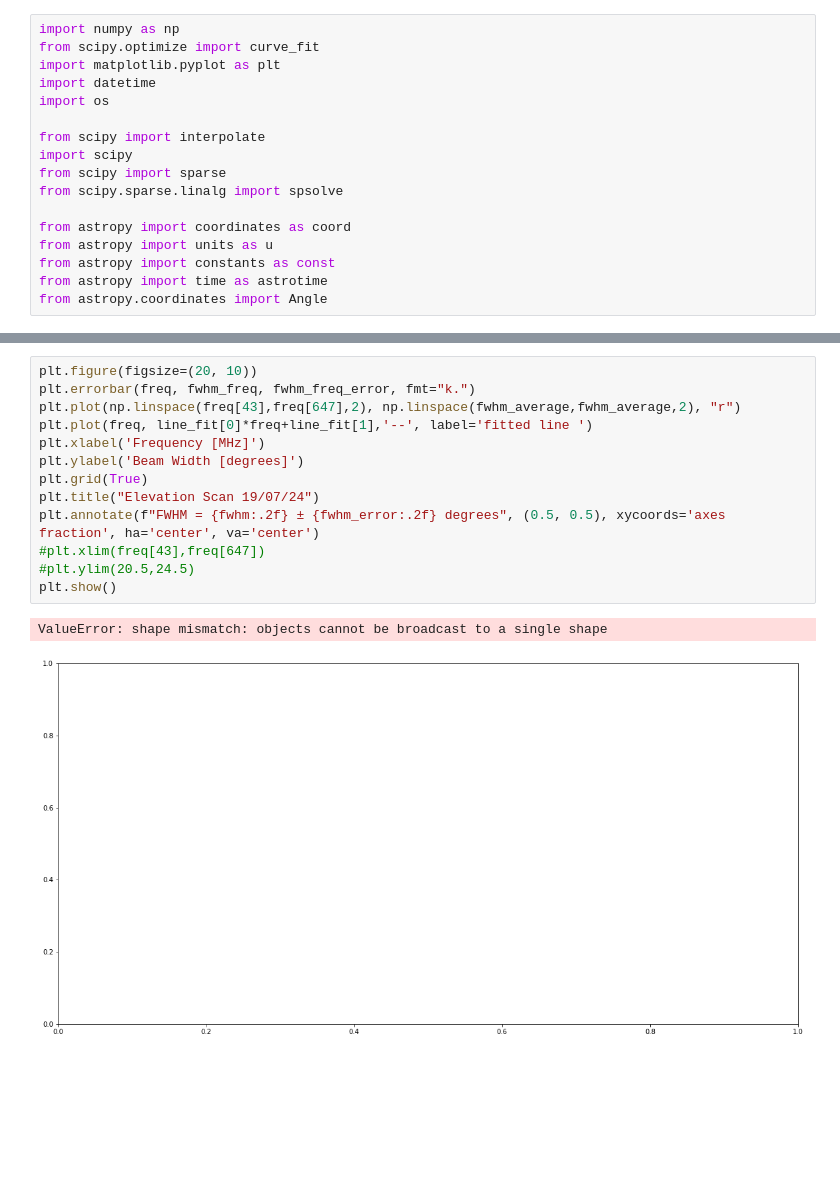
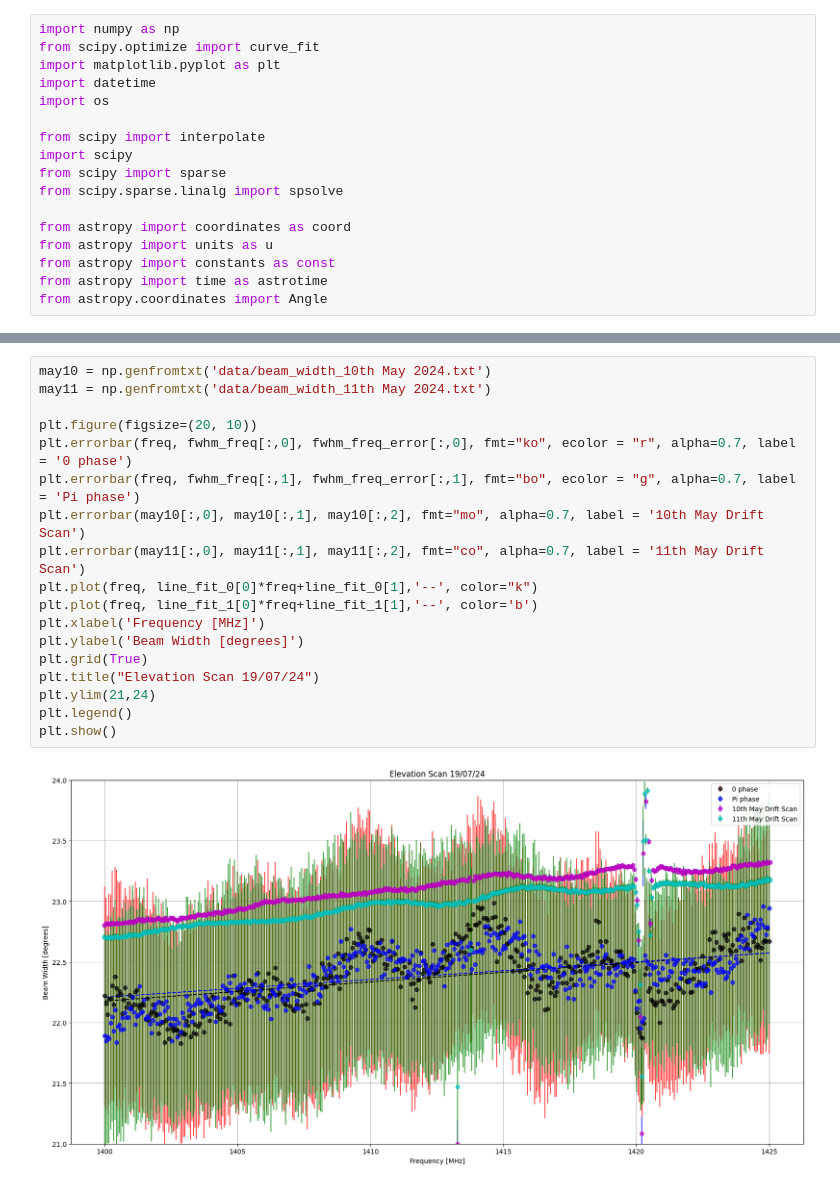
Before and after one commit to louis-hurrey/L-BASS, a Jupyter notebook: elevation_scan.ipynb, the cells around one changed output, grey strips where cells are left out. Drawn from its saved outputs; the diff is of its cells as text; blank space fills up the shorter version.

Commit message:
elevation scan and s7 finished

```diff
--- a/elevation_scan.ipynb
+++ b/elevation_scan.ipynb
@@ -150,16 +158,20 @@ plt.show()
-# %%
-plt.figure(figsize=(20, 10))
-plt.errorbar(freq, fwhm_freq, fwhm_freq_error, fmt="k.")
-plt.plot(np.linspace(freq[43],freq[647],2), np.linspace(fwhm_average,fwhm_average,2), "r")
-plt.plot(freq, line_fit[0]*freq+line_fit[1],'--', label='fitted line ')
-plt.xlabel('Frequency [MHz]')
-plt.ylabel('Beam Width [degrees]')
-plt.grid(True)
-plt.title("Elevation Scan 19/07/24")
-plt.annotate(f"FWHM = {fwhm:.2f} ± {fwhm_error:.2f} degrees", (0.5, 0.5), xycoords='axes fraction', ha='center', va='center')
-#plt.xlim(freq[43],freq[647])
-#plt.ylim(20.5,24.5)
-plt.show()
-# %% [output]
-ValueError: shape mismatch: objects cannot be broadcast to a single shape
-[figure, removed]
+# %%
+may10 = np.genfromtxt('data/beam_width_10th May 2024.txt')
+may11 = np.genfromtxt('data/beam_width_11th May 2024.txt')
+
+plt.figure(figsize=(20, 10))
+plt.errorbar(freq, fwhm_freq[:,0], fwhm_freq_error[:,0], fmt="ko", ecolor = "r", alpha=0.7, label = '0 phase')
+plt.errorbar(freq, fwhm_freq[:,1], fwhm_freq_error[:,1], fmt="bo", ecolor = "g", alpha=0.7, label = 'Pi phase')
+plt.errorbar(may10[:,0], may10[:,1], may10[:,2], fmt="mo", alpha=0.7, label = '10th May Drift Scan')
+plt.errorbar(may11[:,0], may11[:,1], may11[:,2], fmt="co", alpha=0.7, label = '11th May Drift Scan')
+plt.plot(freq, line_fit_0[0]*freq+line_fit_0[1],'--', color="k")
+plt.plot(freq, line_fit_1[0]*freq+line_fit_1[1],'--', color='b')
+plt.xlabel('Frequency [MHz]')
+plt.ylabel('Beam Width [degrees]')
+plt.grid(True)
+plt.title("Elevation Scan 19/07/24")
+plt.ylim(21,24)
+plt.legend()
+plt.show()
+# %% [output]
+[figure, added]
```
Also changed, not shown: parts of 2 cells of this notebook, 4 other files.
